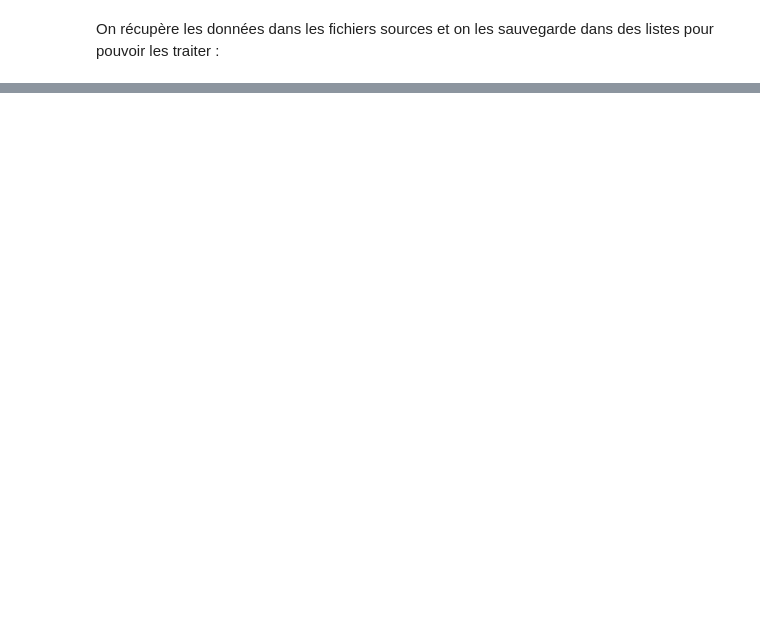
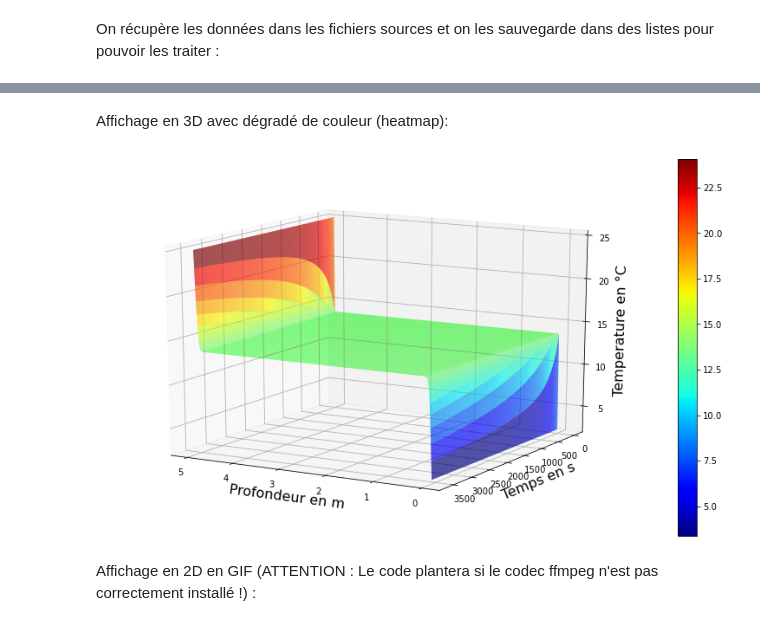
Before and after one commit to Amine695/ProjetTemp, a Jupyter notebook: Implémentation C-N (Tahar).ipynb, the cells around one changed output, grey strips where cells are left out. Cells and saved outputs as stored; diff of their text form; code cells hidden in the pictures; blank space fills up the shorter version.

```diff
--- a/Implémentation C-N (Tahar).ipynb
+++ b/Implémentation C-N (Tahar).ipynb
@@ -1035,0 +1642,28 @@ Implémentation du schéma Crank-Nicolson :
+# %%
+#conditions aux limites et initiales (En Celsius)
+T0 = (list_days['Algérie'][dict_months[1]][1][1] + dict_Td['Algérie'])/2
+Tg = list_days['Algérie'][dict_months[1]][1][1]
+Td = dict_Td['Algérie']
+
+#matrice du schéma de Crank-Nicolson (ATn+1 = BTn)
+A = tridiag(Nx,alpha,1+2*alpha)
+B = tridiag(Nx,-alpha,1-2*alpha)
+
+#déclaration du vecteur température stockant le résultat de la résolution
+T = np.zeros((Nt+1,Nx+1),float)
+
+#Conditions initiales
+T[0,:] = T0*np.ones(Nx+1,float)
+
+#Conditions aux limites
+T[:,0] = Tg*np.ones(Nt+1,float)   #bord gauche
+T[:,Nx] = Td*np.ones(Nt+1, float) #bord droit
+
+#schéma de Crank-Nicolson
+for t in range(0,Nt):
+    T[t+1,:] = np.linalg.solve(A,np.dot(B,T[t,:]))
+
+#Affichage à 3 moments distincts pour vérifier
+print(T[0,:])
+print(T[int(Nt/2),:])
+print(T[Nt,:])
@@ -1035,0 +1726,23 @@ Implémentation du schéma Crank-Nicolson :
+# %% [markdown]
+Affichage en 3D avec dégradé de couleur (heatmap):
+# %%
+#Vecteurs pour le graphique
+x = np.linspace(0,L,Nx+1)
+t = np.linspace(0.0, t_fin,Nt+1)
+Sx,St = np.meshgrid(x,t)
+
+# affichage de l'évolution de la température
+fig = plt.figure(figsize=(14,8))
+ax = fig.add_subplot(111, projection='3d')
+ax.set_xlabel('Profondeur en m', fontsize = 16)
+ax.set_ylabel('Temps en s', fontsize = 16)
+ax.set_zlabel('Temperature en °C', fontsize = 16)
+ax.view_init(elev=15, azim = 120)
+
+norm = colors.Normalize(min(Tg,Td,T0),max(Tg,Td,T0))
+p = ax.plot_surface(Sx,St,T,cstride=1,linewidth=0,cmap='jet')
+cb = fig.colorbar(p,ax = ax)
+# %% [output]
+[figure, added]
+# %% [markdown]
+Affichage en 2D en GIF (ATTENTION : Le code plantera si le codec ffmpeg n'est pas correctement installé !) :
```
Also changed, not shown: parts of 55 cells of this notebook.
